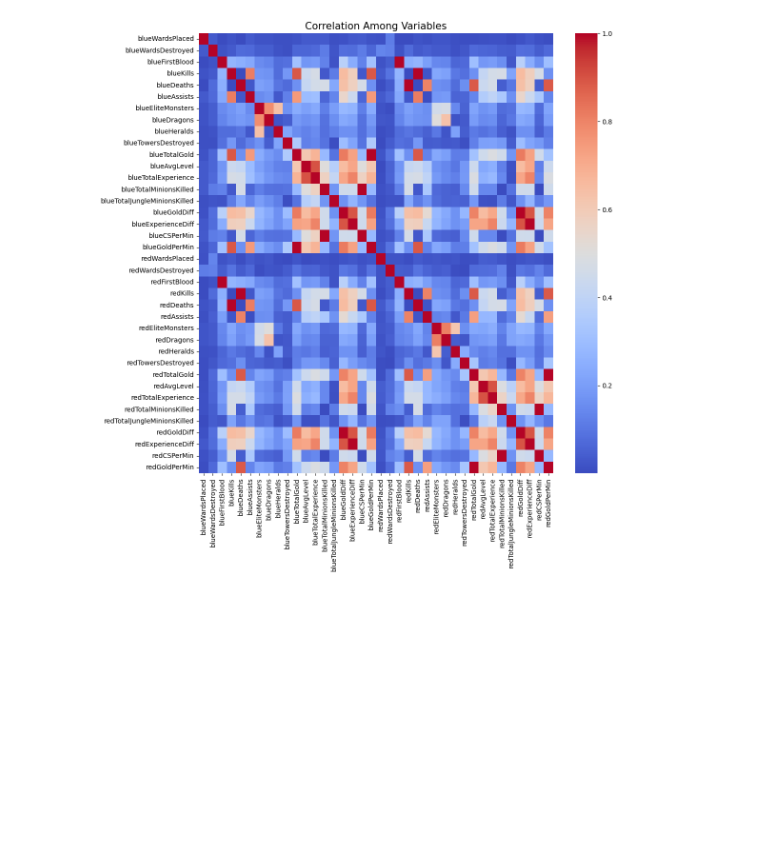
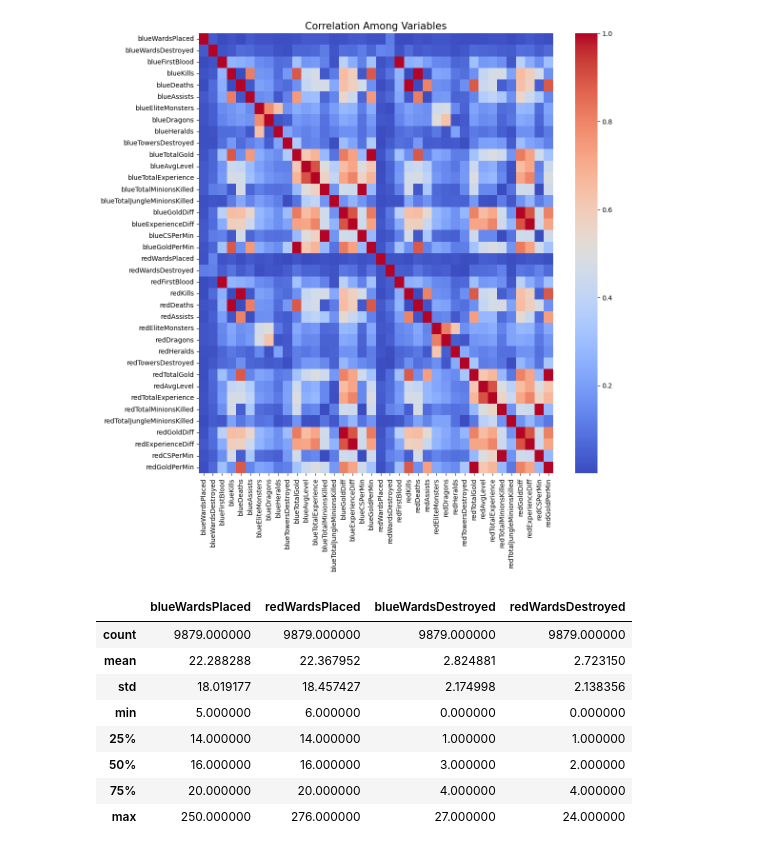
Before and after one commit to Martin-Masson/projet-ias, a Jupyter notebook: data_preview.ipynb, the cells around one changed output. Drawn from its saved outputs; the diff is of its cells as text; code cells hidden in the pictures; blank space fills up the shorter version.

```diff
--- a/data_preview.ipynb
+++ b/data_preview.ipynb
@@ -46,3 +46,15 @@ plt.title('Correlation Among Variables')
 plt.show()
 # %% [output]
 [figure]
+# %%
+df[['blueWardsPlaced', 'redWardsPlaced', 'blueWardsDestroyed', 'redWardsDestroyed']].describe()
+# %% [output]
+|  | blueWardsPlaced | redWardsPlaced | blueWardsDestroyed | redWardsDestroyed |
+| count | 9879.000000 | 9879.000000 | 9879.000000 | 9879.000000 |
+| mean | 22.288288 | 22.367952 | 2.824881 | 2.723150 |
+| std | 18.019177 | 18.457427 | 2.174998 | 2.138356 |
+| min | 5.000000 | 6.000000 | 0.000000 | 0.000000 |
+| 25% | 14.000000 | 14.000000 | 1.000000 | 1.000000 |
+| 50% | 16.000000 | 16.000000 | 3.000000 | 2.000000 |
+| 75% | 20.000000 | 20.000000 | 4.000000 | 4.000000 |
+| max | 250.000000 | 276.000000 | 27.000000 | 24.000000 |
```
Also changed, not shown: parts of 5 cells of this notebook.
